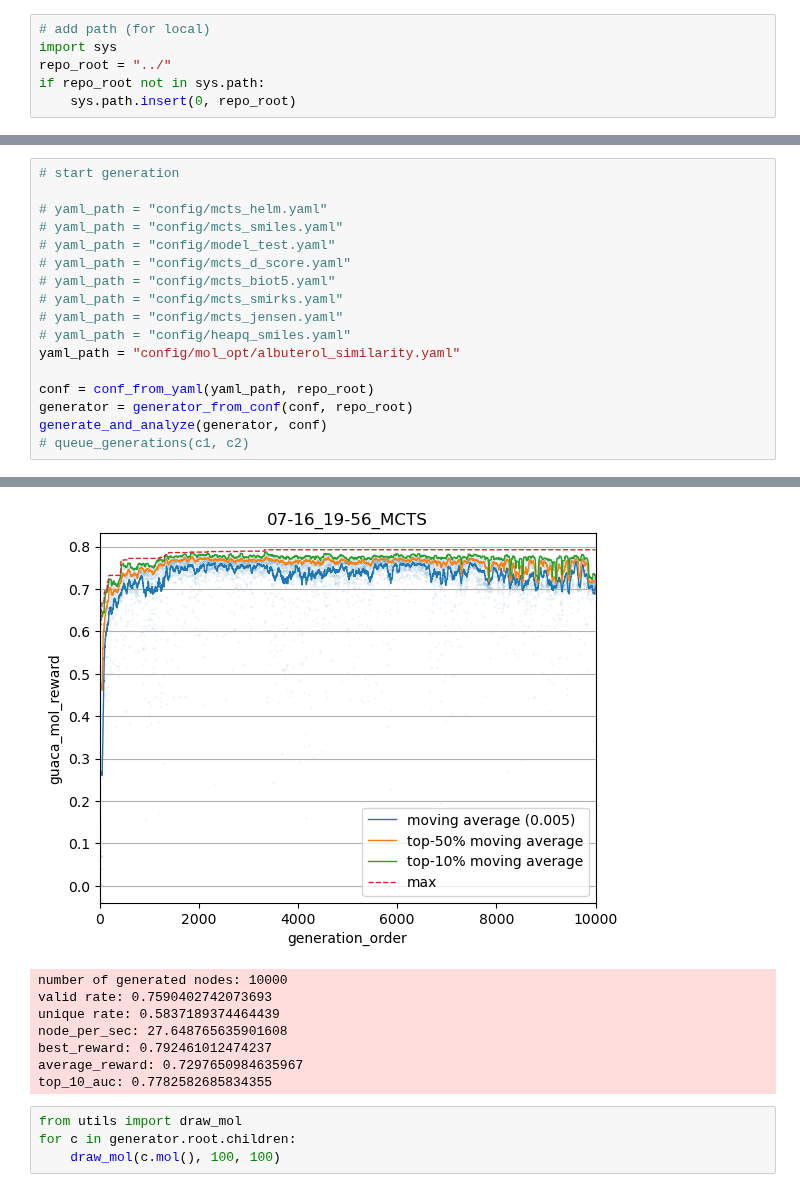
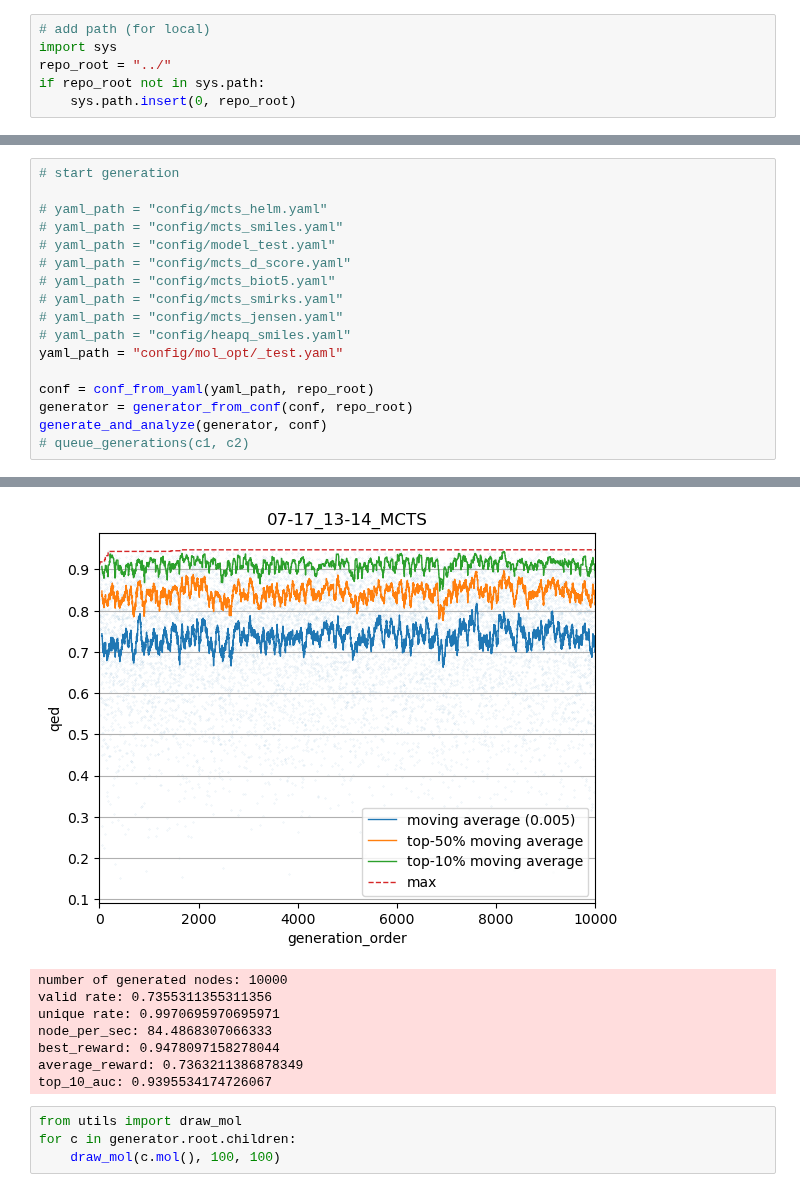
Before and after one commit to molecule-generator-collection/ChemTSv3, a Jupyter notebook: sandbox/generation.ipynb, the cells around one changed output, grey strips where cells are left out. Saved outputs shown, nothing was run; the diff lists cells and outputs as text.

```diff
--- a/sandbox/generation.ipynb
+++ b/sandbox/generation.ipynb
@@ -36,7 +33,7 @@ The autoreload extension is already loaded. To reload it, use:
 # yaml_path = "config/mcts_smirks.yaml"
 # yaml_path = "config/mcts_jensen.yaml"
 # yaml_path = "config/heapq_smiles.yaml"
-yaml_path = "config/mol_opt/albuterol_similarity.yaml"
+yaml_path = "config/mol_opt/_test.yaml"
 
 conf = conf_from_yaml(yaml_path, repo_root)
 generator = generator_from_conf(conf, repo_root)
@@ -62,12 +59,12 @@ Starting generation...
 Generation finished.
-[figure, old version]
+[figure, new version]
 number of generated nodes: 10000
-valid rate: 0.7590402742073693
-unique rate: 0.5837189374464439
-node_per_sec: 27.648765635901608
-best_reward: 0.792461012474237
-average_reward: 0.7297650984635967
-top_10_auc: 0.7782582685834355
+valid rate: 0.7355311355311356
+unique rate: 0.9970695970695971
+node_per_sec: 84.4868307066333
+best_reward: 0.9478097158278044
+average_reward: 0.7363211386878349
+top_10_auc: 0.9395534174726067
 # %%
 from utils import draw_mol
 for c in generator.root.children:
```
Also changed, not shown: parts of 2 cells of this notebook, 5 other files.
